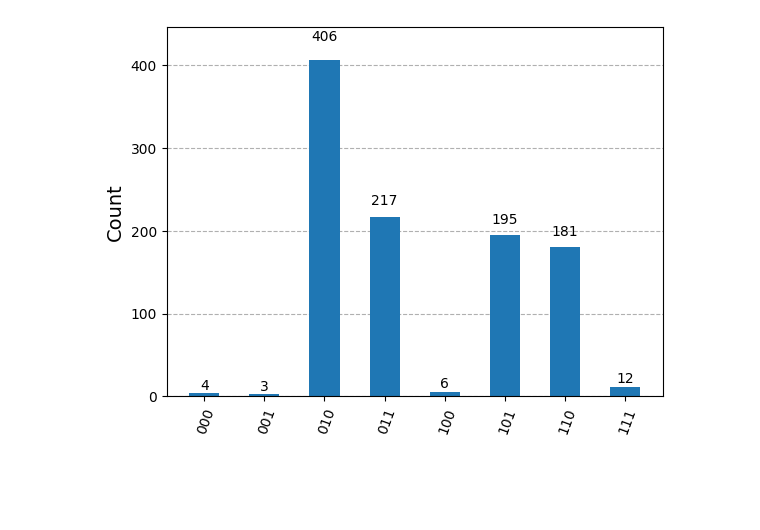
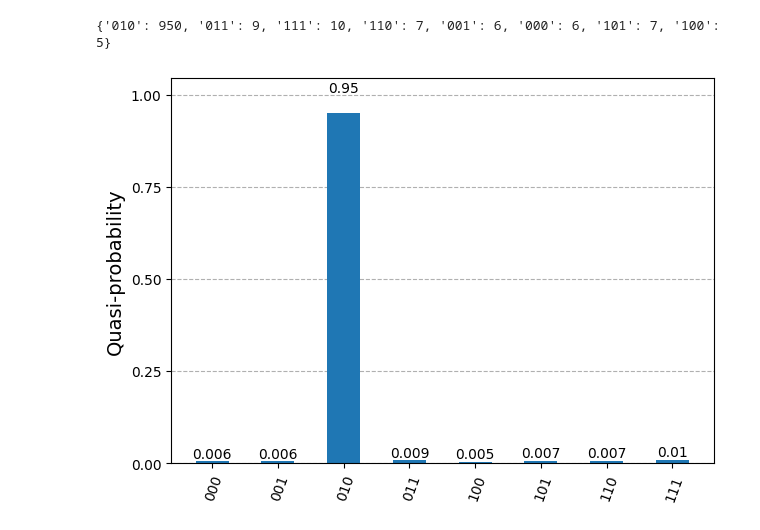
Before and after one commit to wg-quantum/2024-b-06, a Jupyter notebook: Qiskit_1_0/list12.1.ipynb, the cells around one changed output. Saved outputs shown, nothing was run; the diff lists cells and outputs as text; code cells hidden in the pictures; blank space fills up the shorter version.

```diff
--- a/Qiskit_1_0/list12.1.ipynb
+++ b/Qiskit_1_0/list12.1.ipynb
@@ -57,4 +44,17 @@ print(result_ideal.get_counts(circuit))
-# %%
-plot_histogram(result_ideal.get_counts(0))
-# %% [output]
-[figure, removed]
+# %%
+# 実行と結果取得
+backend = AerSimulator()
+
+pm = generate_preset_pass_manager(backend=backend, optimization_level=1)
+isa_qc = pm.run(circuit)
+
+sampler = Sampler(mode=backend)
+job = sampler.run([isa_qc], shots=1000)
+result = job.result()
+
+counts = result[0].data.c.get_counts()
+print(counts)
+plot_distribution(counts)
+# %% [output]
+{'010': 950, '011': 9, '111': 10, '110': 7, '001': 6, '000': 6, '101': 7, '100': 5}
+[figure, added]
```
Also changed, not shown: parts of 7 cells of this notebook.
